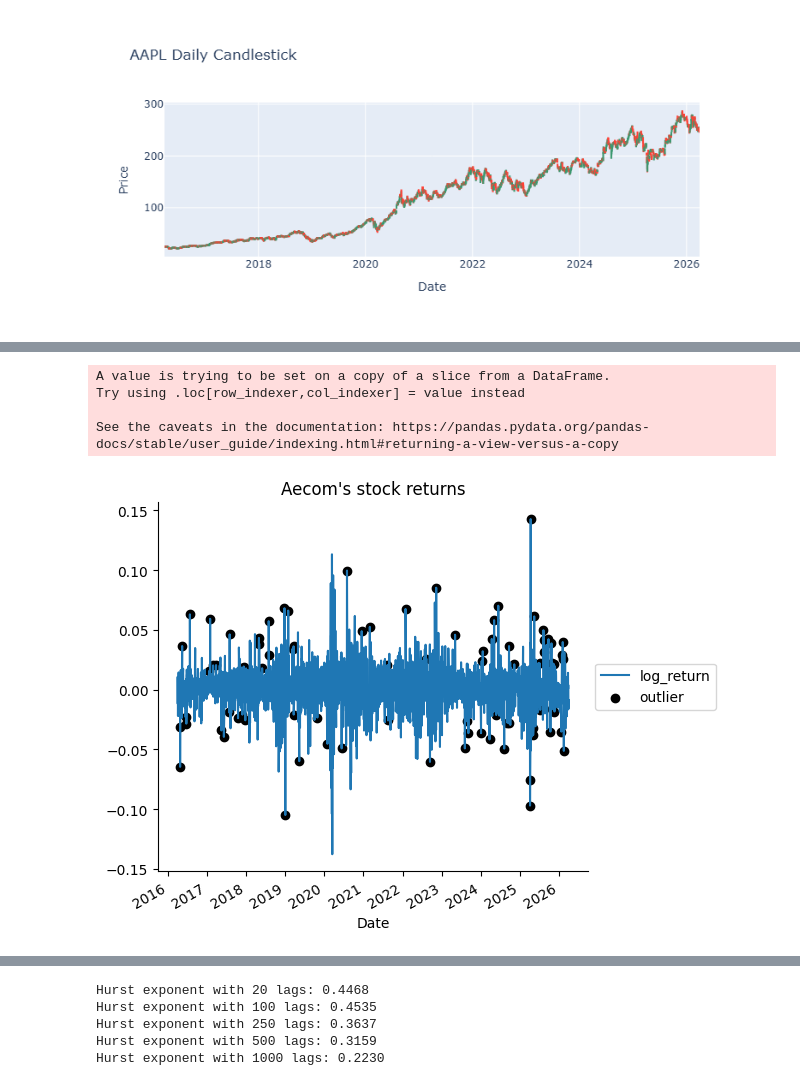
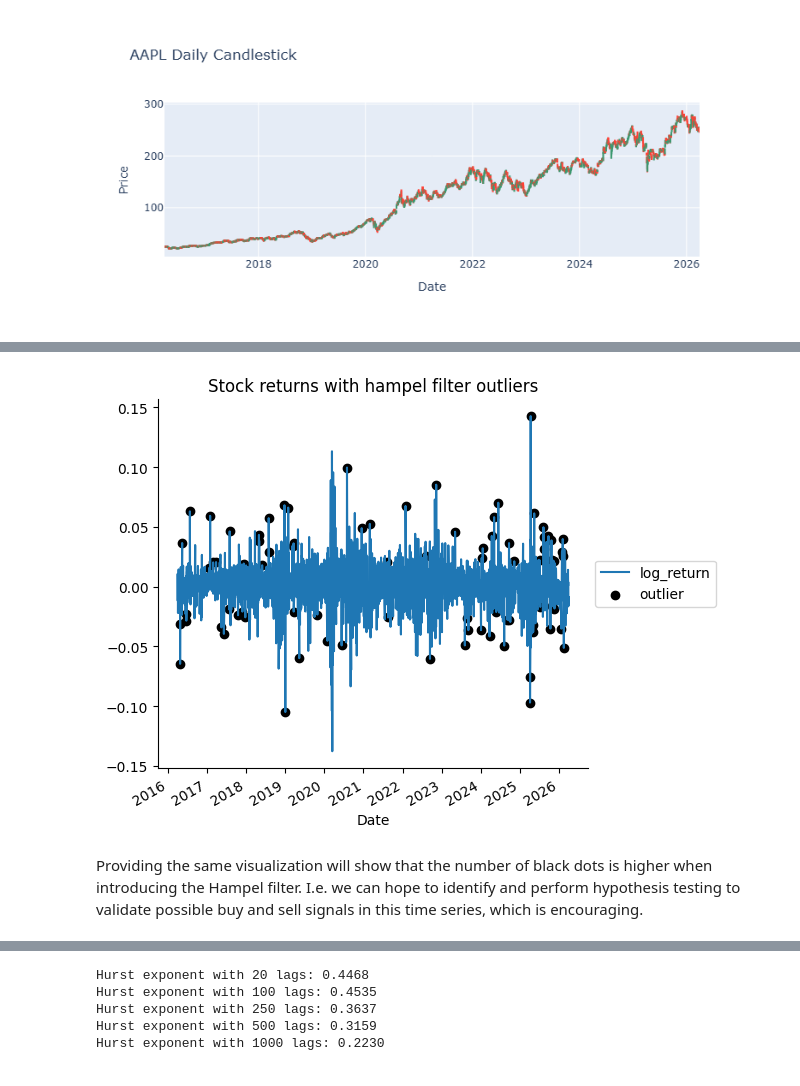
Before and after one commit to Kamend1/data_science_final_project, a Jupyter notebook: notebooks/1_1_stock_returns_data_pipeline.ipynb, the cells around one changed output, grey strips where cells are left out. Cells and saved outputs as stored; diff of their text form; code cells hidden in the pictures.

```diff
--- a/notebooks/1_1_stock_returns_data_pipeline.ipynb
+++ b/notebooks/1_1_stock_returns_data_pipeline.ipynb
@@ -156,17 +188,7 @@ return_data
 # %%
-#TODO Create a method
-
 N_SIGMAS = 3
 
-return_data["upper"] = return_data["mean"] + N_SIGMAS * return_data["std"]
-return_data["lower"] = return_data["mean"] - N_SIGMAS * return_data["std"]
-
-return_data["outlier"] = (
-    (return_data["log_return"] > return_data["upper"]) |
-    (return_data["log_return"] < return_data["lower"])
-)
-
-return_data = return_data.dropna()
+return_data = data_pipe.get_return_outliers(return_data, N_SIGMAS)
 return_data
 # %% [output]
 |  | Close | High | Low | Open | Volume | daily_return | log_return | daily_return_pct | ... |
@@ -202,22 +239,19 @@ plt.tight_layout()
 # %%
 hampel_detector = HampelFilter(window_length=21, return_bool=True)
 return_data["outlier_rtn"] = hampel_detector.fit_transform(return_data["log_return"])
 
-fig, ax = plt.subplots()
+y_cols = ("log_return", )
+outlier_col = "outlier_rtn"
+title = "Stock returns with hampel filter outliers"
 
-return_data[["log_return"]].plot(ax=ax)
-ax.scatter(return_data.loc[return_data["outlier_rtn"]].index,
-           return_data.loc[return_data["outlier_rtn"], "log_return"],
-           color="black", label="outlier")
-ax.set_title("Aecom's stock returns")
-ax.legend(loc="center left", bbox_to_anchor=(1, 0.5))
-
-sns.despine()
-plt.tight_layout()
+fig, ax = plot_utils.plot_returns_outliers(
+    return_data,
+    y_cols,
+    outlier_col,
+    title
+)
 # %% [output]
-A value is trying to be set on a copy of a slice from a DataFrame.
-Try using .loc[row_indexer,col_indexer] = value instead
-
-See the caveats in the documentation: https://pandas.pydata.org/pandas-docs/stable/user_guide/indexing.html#returning-a-view-versus-a-copy
-[figure, old version]
+[figure, new version]
+# %% [markdown]
+Providing the same visualization will show that the number of black dots is higher when introducing the Hampel filter. I.e. we can hope to identify and perform hypothesis testing to validate possible buy and sell signals in this time series, which is encouraging.
 # %% [markdown]
```
Also changed, not shown: parts of 52 cells of this notebook, 3 other files.
